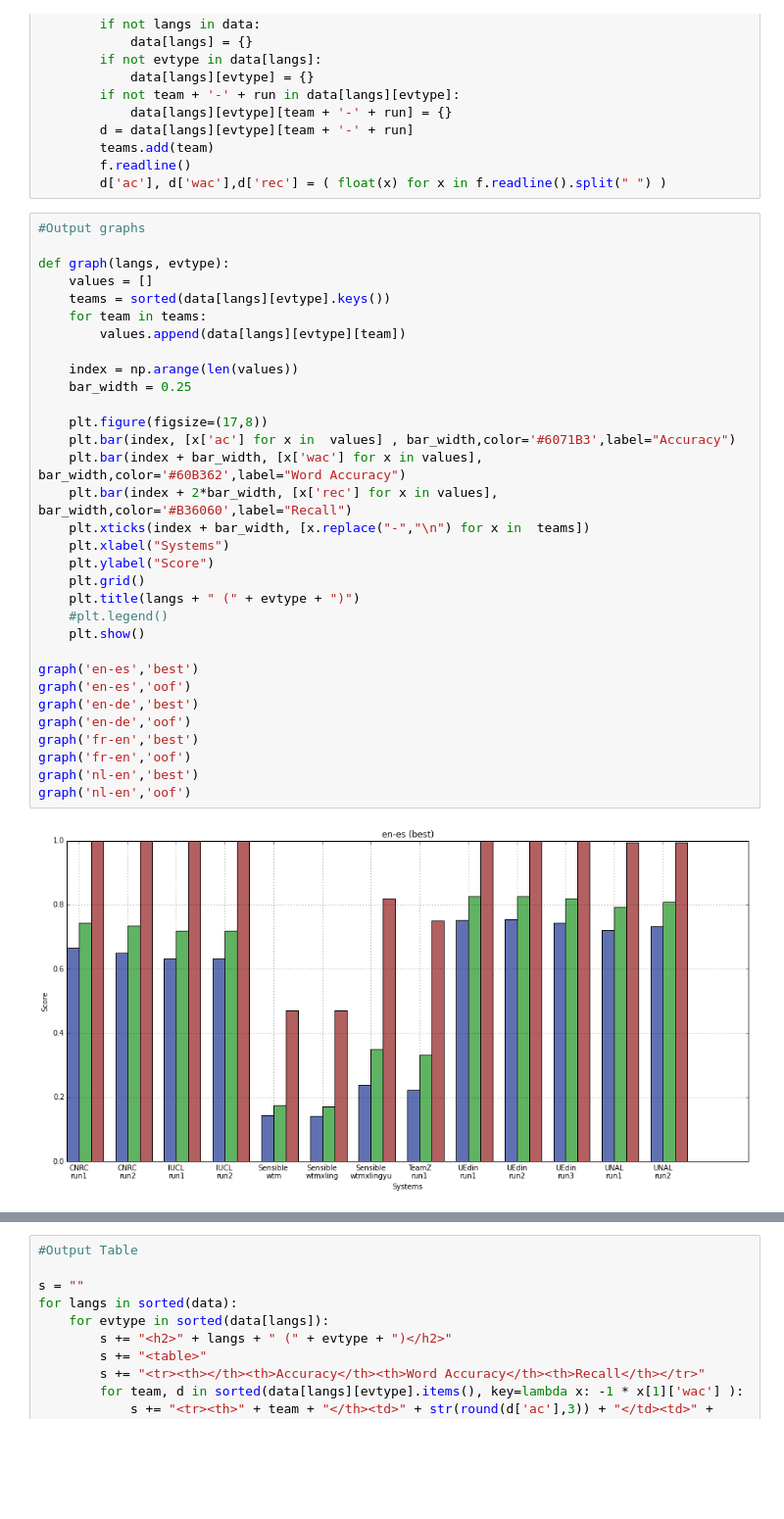
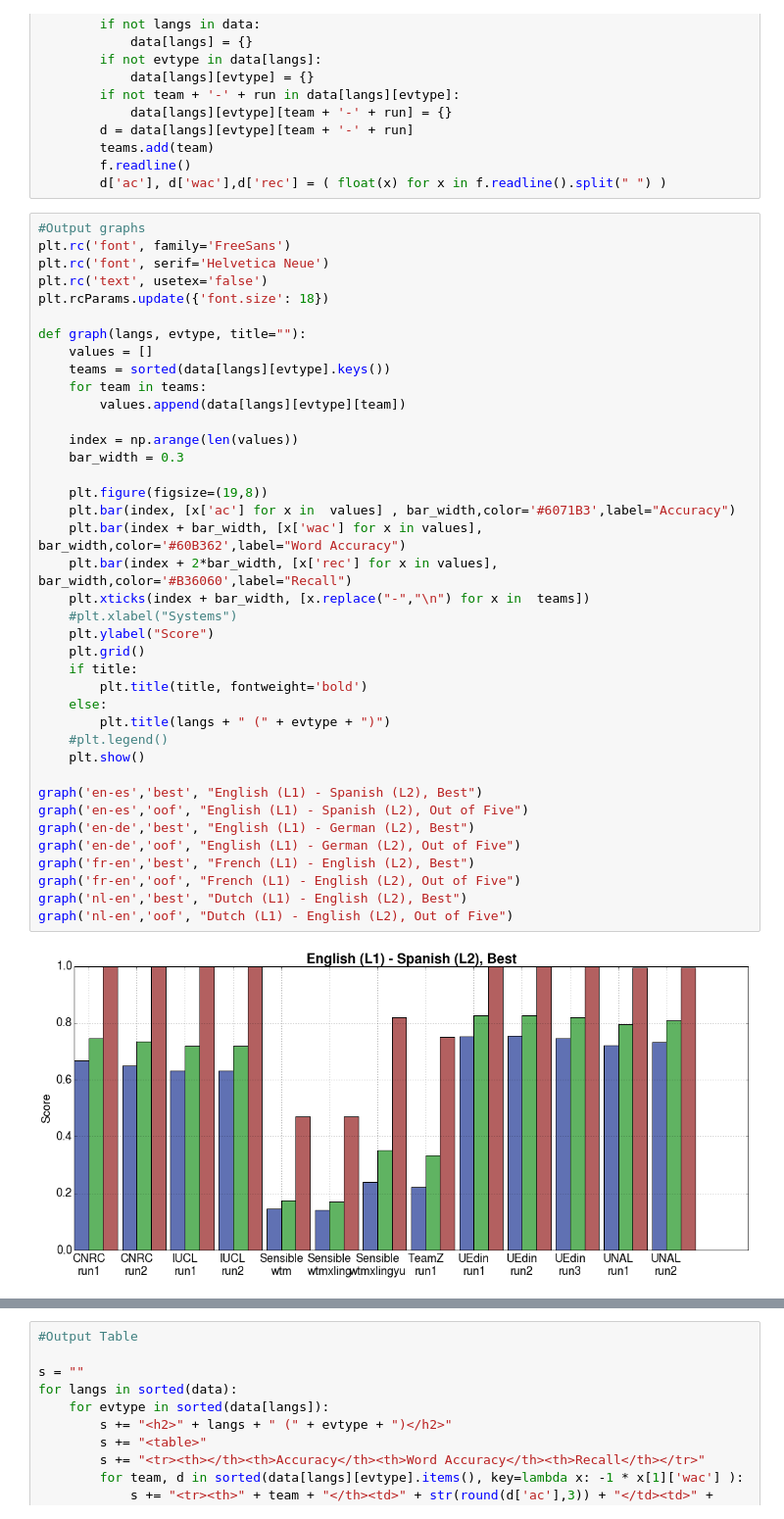
Before and after one commit to proycon/semeval2014task5, a Jupyter notebook: evaluation/semeval-results.ipynb, the cells around one changed output, grey strips where cells are left out. Shown at 98% size. Drawn from its saved outputs; the diff is of its cells as text; blank space fills up the shorter version.

Commit message:
figure changes

```diff
--- a/evaluation/semeval-results.ipynb
+++ b/evaluation/semeval-results.ipynb
@@ -149,35 +149,42 @@ for filename in glob.glob("*.summary.score"):
         d['ac'], d['wac'],d['rec'] = ( float(x) for x in f.readline().split(" ") )
 # %%
 #Output graphs
+plt.rc('font', family='FreeSans')
+plt.rc('font', serif='Helvetica Neue')
+plt.rc('text', usetex='false')
+plt.rcParams.update({'font.size': 18})
 
-def graph(langs, evtype):
+def graph(langs, evtype, title=""):
     values = []
     teams = sorted(data[langs][evtype].keys())
     for team in teams:
         values.append(data[langs][evtype][team])
 
     index = np.arange(len(values))
-    bar_width = 0.25
+    bar_width = 0.3
 
-    plt.figure(figsize=(17,8))
+    plt.figure(figsize=(19,8))
     plt.bar(index, [x['ac'] for x in  values] , bar_width,color='#6071B3',label="Accuracy")
     plt.bar(index + bar_width, [x['wac'] for x in values], bar_width,color='#60B362',label="Word Accuracy")
     plt.bar(index + 2*bar_width, [x['rec'] for x in values], bar_width,color='#B36060',label="Recall")
     plt.xticks(index + bar_width, [x.replace("-","\n") for x in  teams])
-    plt.xlabel("Systems")
+    #plt.xlabel("Systems")
     plt.ylabel("Score")
     plt.grid()
-    plt.title(langs + " (" + evtype + ")")
+    if title:
+        plt.title(title, fontweight='bold')
+    else:
+        plt.title(langs + " (" + evtype + ")")
     #plt.legend()
     plt.show()
 
-graph('en-es','best')
-graph('en-es','oof')
-graph('en-de','best')
-graph('en-de','oof')
-graph('fr-en','best')
-graph('fr-en','oof')
-graph('nl-en','best')
-graph('nl-en','oof')
+graph('en-es','best', "English (L1) - Spanish (L2), Best")
+graph('en-es','oof', "English (L1) - Spanish (L2), Out of Five")
+graph('en-de','best', "English (L1) - German (L2), Best")
+graph('en-de','oof', "English (L1) - German (L2), Out of Five")
+graph('fr-en','best', "French (L1) - English (L2), Best")
+graph('fr-en','oof', "French (L1) - English (L2), Out of Five")
+graph('nl-en','best', "Dutch (L1) - English (L2), Best")
+graph('nl-en','oof', "Dutch (L1) - English (L2), Out of Five")
 # %% [output]
-[figure, old version]
+[figure, new version]
```
Also changed, not shown: parts of 1 cell of this notebook.
